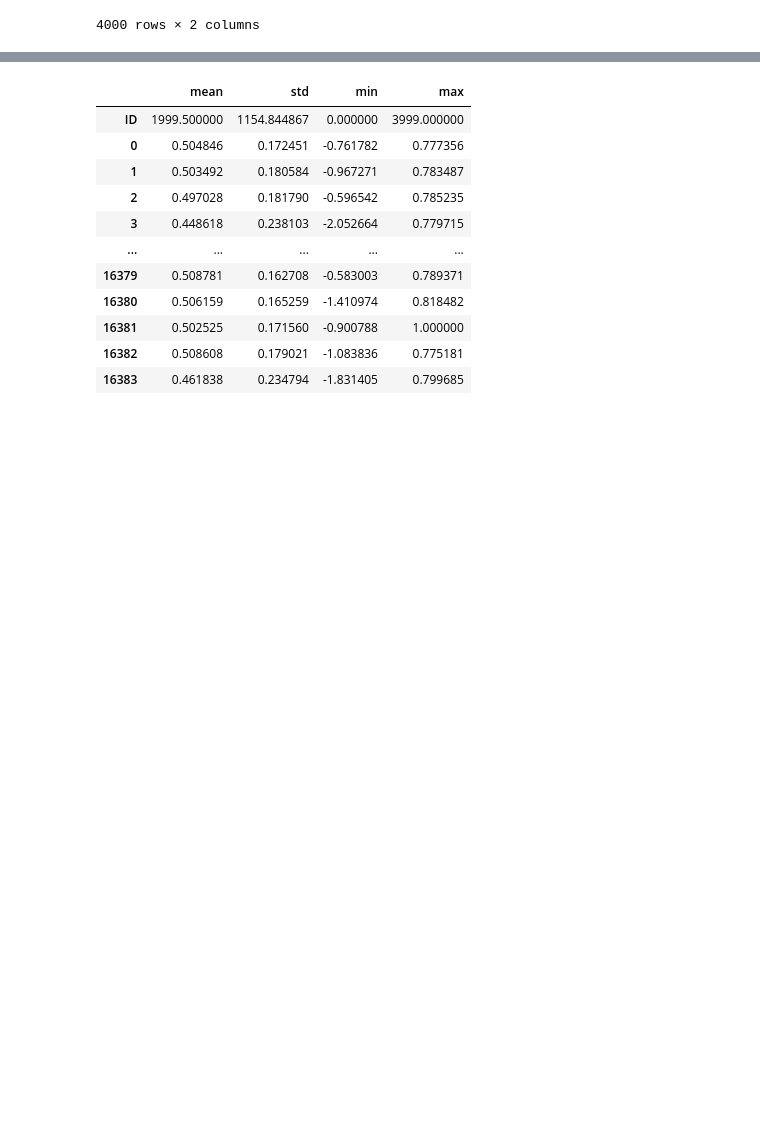
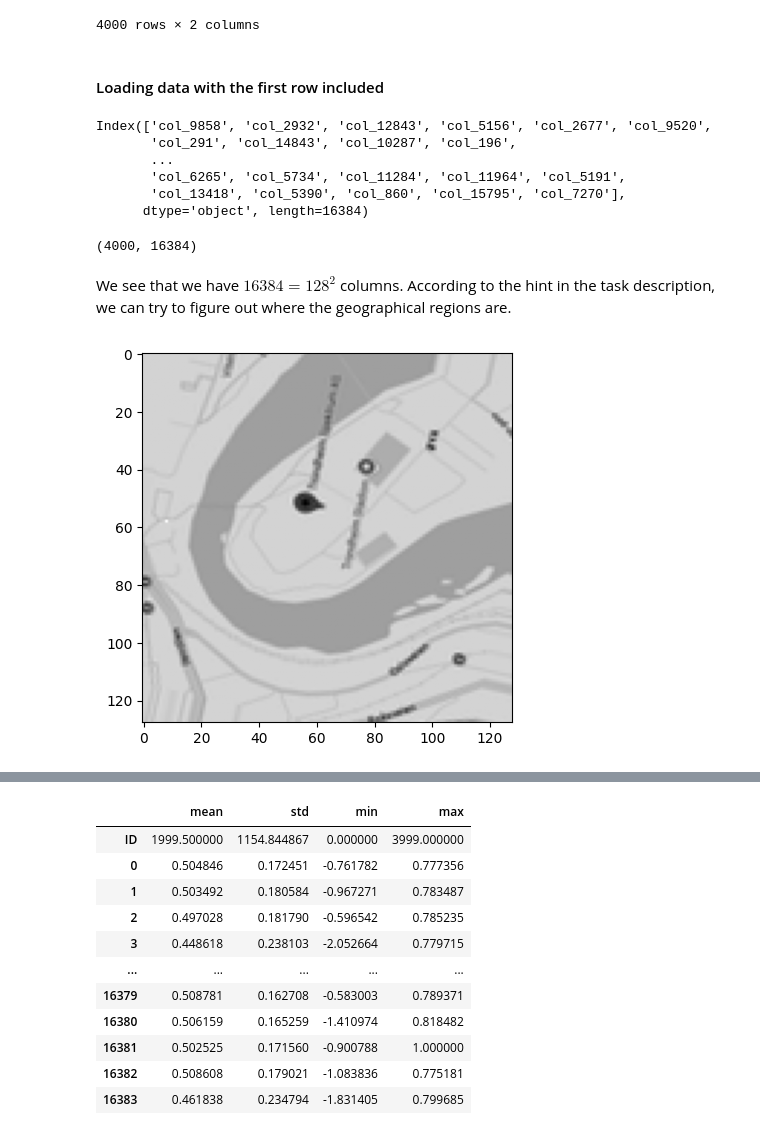
Before and after one commit to fjhanevo/TDT4172, a Jupyter notebook: Assignment2/Chapter_2.ipynb, the cells around one changed output, grey strips where cells are left out. Drawn from its saved outputs; the diff is of its cells as text; code cells hidden in the pictures; blank space fills up the shorter version.

```diff
--- a/Assignment2/Chapter_2.ipynb
+++ b/Assignment2/Chapter_2.ipynb
@@ -474,3 +474,38 @@ sample_submission
 | 3998 | 3998 | 7 |
 | 3999 | 3999 | 2 |
 4000 rows × 2 columns
+# %% [markdown]
+#### Loading data with the first row included
+# %%
+data_full = pd.read_csv("unsupervised_data.csv")
+# %%
+# Taking a closer look at the columns
+cols = data_full.columns
+cols
+# %% [output]
+Index(['col_9858', 'col_2932', 'col_12843', 'col_5156', 'col_2677', 'col_9520',
+       'col_291', 'col_14843', 'col_10287', 'col_196',
+       ...
+       'col_6265', 'col_5734', 'col_11284', 'col_11964', 'col_5191',
+       'col_13418', 'col_5390', 'col_860', 'col_15795', 'col_7270'],
+      dtype='object', length=16384)
+# %%
+# Looks like the columns are unsorted
+cols_sorted = sorted(cols, key=lambda x: int(x.split('_')[1]))
+
+# Put the sorted columns back into the data
+data_full_sorted = data_full[cols_sorted]
+data_full_sorted.shape
+# %% [output]
+(4000, 16384)
+# %% [markdown]
+We see that we have $16384 = 128^2$ columns. According to the hint in the task description, we can try to figure out where the geographical regions are.
+# %%
+X = data_full_sorted.values
+
+sample = X[0]
+img = sample.reshape(128, 128)
+plt.imshow(img, cmap='gray')
+plt.show()
+# %% [output]
+[figure, added]
```
Also changed, not shown: parts of 3 cells of this notebook.
